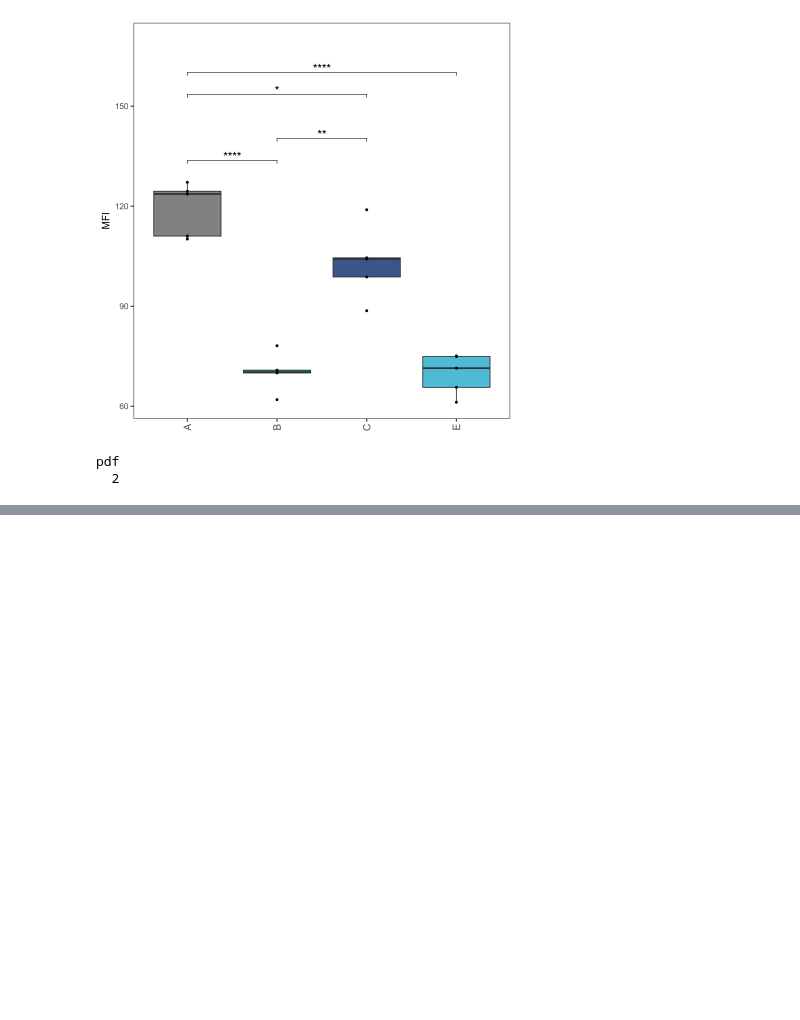
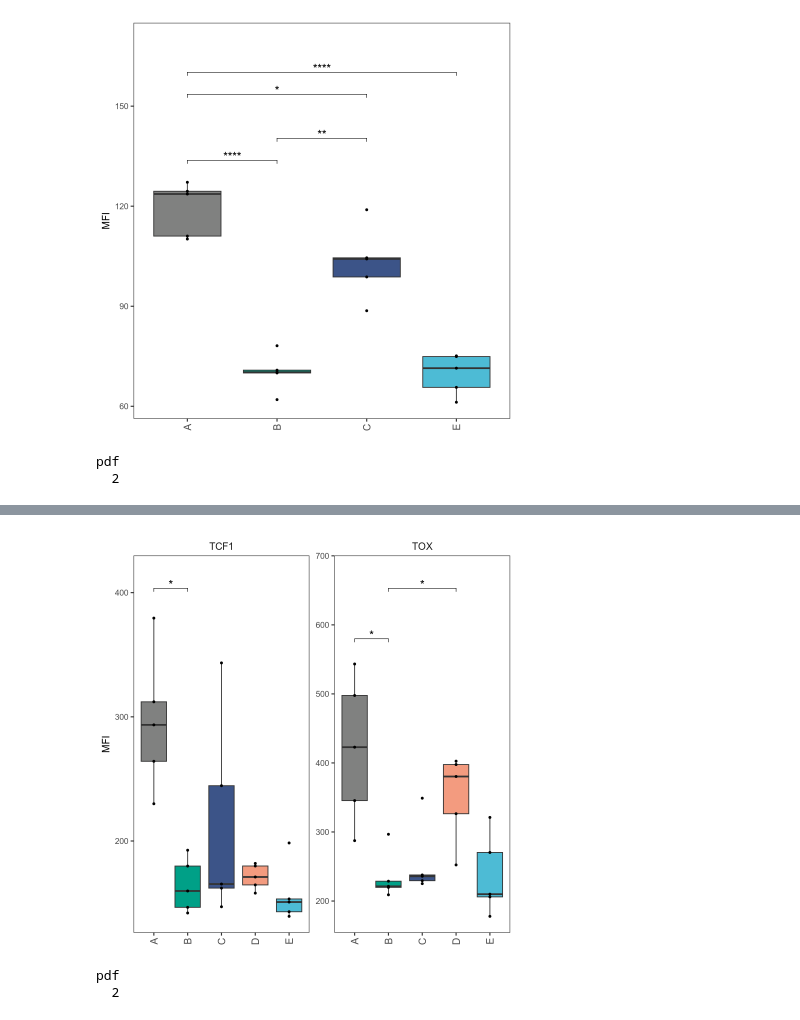
Before and after one commit to ScrippsPipkinLab/AlbaoRunx3Manuscript, a Jupyter notebook: flow/Fig04/2022-037-Runx3mut.ipynb, the cells around one changed output, grey strips where cells are left out. Cells and saved outputs as stored; diff of their text form; code cells hidden in the pictures; blank space fills up the shorter version.

```diff
--- a/flow/Fig04/2022-037-Runx3mut.ipynb
+++ b/flow/Fig04/2022-037-Runx3mut.ipynb
@@ -339,0 +346,13 @@ pdf
+# %%
+# Long form: one row per sample x marker, so plot_padj() can facet by marker
+# and BH-adjust the 4 comparisons within each marker separately.
+# Tcf7 is the gene name for the TCF1 protein stained in this panel.
+mfi.ex <- mfi %>%
+    select(Identifier, Setup, Tcf7, TOX) %>%
+    pivot_longer(cols = c(Tcf7, TOX),
+                 names_to = "Marker",
+                 values_to = "MFI") %>%
+    mutate(Marker = factor(recode(Marker, Tcf7 = "TCF1"),
+                           levels = c("TCF1", "TOX")))
+
+head(mfi.ex)
@@ -339,0 +369,63 @@ pdf
+# %%
+# Calculate p-values and BH-adjusted p-values for comparisons using plot_padj function
+plot.stat.df <- plot_padj(
+    data = mfi.ex,
+    comparisons = list(
+        c("mock", "Runx3-WT"),
+        c("Runx3-WT", "dAD"),
+        c("Runx3-WT", "dID"),
+        c("Runx3-WT", "dVWRPY")
+    ),
+    y_col = "MFI",
+    x_col = "Setup",
+    facet_col = "Marker",
+    paired = FALSE,
+    step_fraction = 0.1,
+    min_step = 0.5
+)
+
+# Save comparison statistics (p, p.adj, fold changes) to CSV
+write.csv(plot.stat.df, "2022-037-Runx3mut-TCF1-TOX-stats.csv", row.names = FALSE)
+
+# Only the significant comparisons get a bracket drawn (see
+# stat_pvalue_manual below), so only these need extra headroom
+plot.stat.sig <- plot.stat.df %>% filter(p.adj < 0.05)
+
+p <- ggplot(mfi.ex, aes(x = Setup, y = MFI, fill = Setup)) +
+    geom_boxplot(outliers = FALSE) +
+    geom_point(size = 1) +
+    facet_wrap(~ Marker, ncol = 2, scales = "free_y") +
+
+    scale_fill_manual(values = colors) +
+    scale_x_discrete(labels = c("mock" = "A",
+                                "Runx3-WT" = "B",
+                                "dAD" = "C",
+                                "dID" = "D",
+                                "dVWRPY" = "E")) +
+    ylab("MFI") +
+    theme +
+    # Make room for the p-value bracket: with scales = "free_y", each panel
+    # auto-scales to its own marker alone, so the bracket drawn at y.position
+    # would get clipped at the top of the panel without this. geom_blank() is
+    # invisible but still trains the y-scale.
+    geom_blank( data = plot.stat.sig, aes(x = group1, y = y.position),
+                inherit.aes = FALSE) +
+    scale_y_continuous(expand = expansion(mult = c(0.05, 0.10))) +
+    stat_pvalue_manual(
+        plot.stat.sig,
+        label = "p.adj.signif",   # adjusted p-value stars
+        tip.length = 0.01,
+        size = 5,
+        inherit.aes = FALSE       # important fix
+    )
+
+print(p)
+# %% [output]
+[figure, added]
+# %%
+pdf("TCF1-TOX.pdf", width = 3.5, height = 2.5)
+print(p)
+dev.off()
+# %% [output]
+pdf
+  2
```
Also changed, not shown: parts of 2 cells of this notebook, 12 other files.
